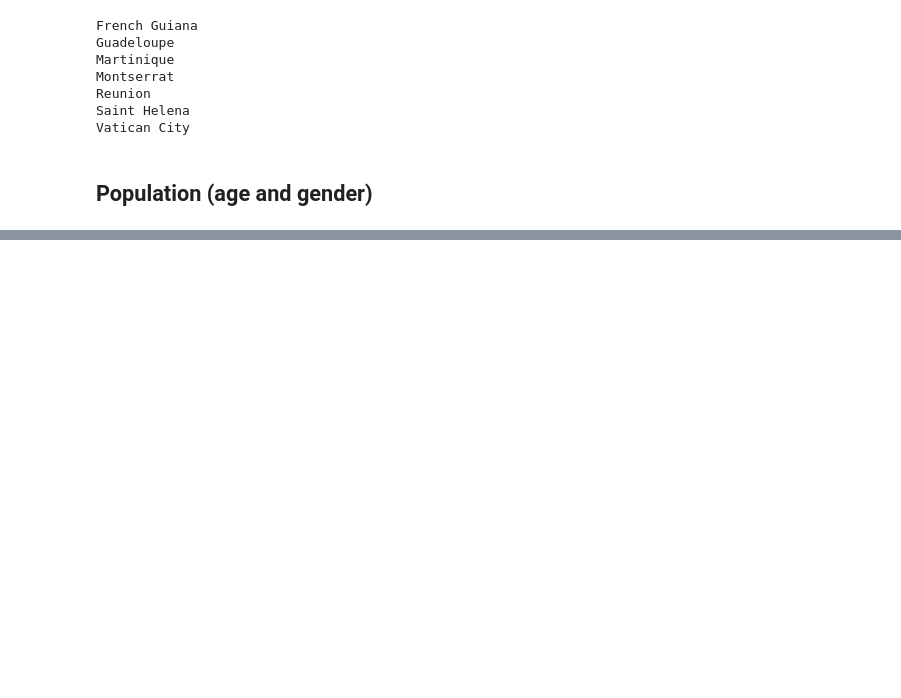
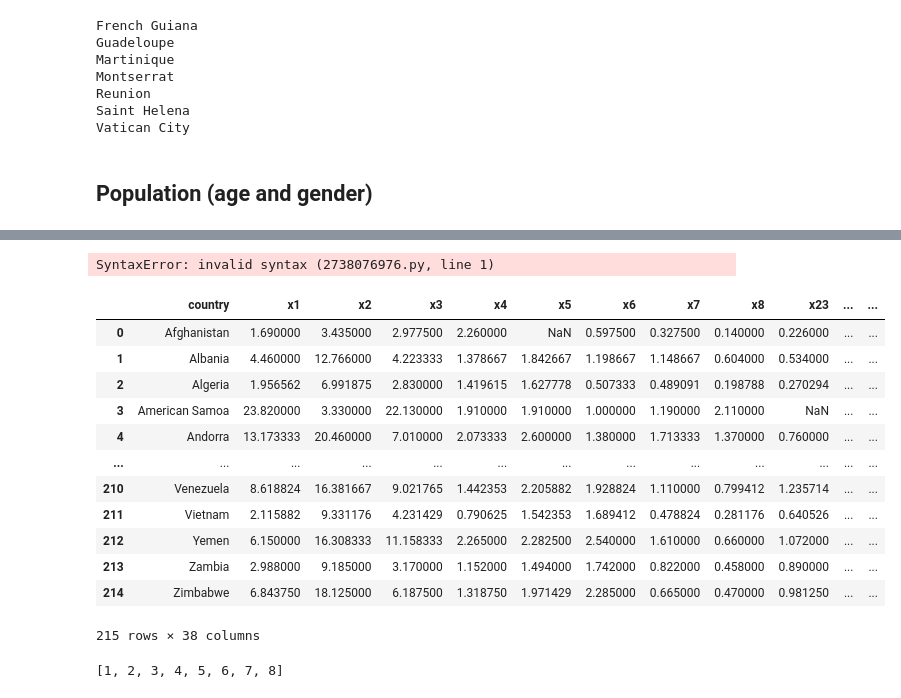
Before and after one commit to Sircarrasco/VAD.PROJETO, a Jupyter notebook: src/tst/merge_datasets.ipynb, the cells around one changed output, grey strips where cells are left out. Saved outputs shown, nothing was run; the diff lists cells and outputs as text; code cells hidden in the pictures; blank space fills up the shorter version.

```diff
--- a/src/tst/merge_datasets.ipynb
+++ b/src/tst/merge_datasets.ipynb
@@ -363,0 +366,4 @@ data.to_csv(os.path.join(data_path, 'dataset_alpha.csv'), index=False)
+# %%
+path = os.path.join('..', 'data', 'dataset_alpha.csv')
+data = pd.read_csv(path)
+data
@@ -363,0 +394,9 @@ data.to_csv(os.path.join(data_path, 'dataset_alpha.csv'), index=False)
+# %%
+# divide the price of bedrooms by 30 due to the months having on average 30 day.
+data["x48"] = data["x48"] / 30.437
+data["x49"] = data["x49"] / 30.437
+
+# divide the meals by 2
+data["x2"] = data["x2"] / 2
+
+data["x38"] = data["x38"] / 30.437
@@ -363,0 +433,10 @@ data.to_csv(os.path.join(data_path, 'dataset_alpha.csv'), index=False)
+# %%
+data.x38
+# %% [output]
+SyntaxError: invalid syntax (2738076976.py, line 1)
+# %%
+data['average_cost_rich'] = 2 * data.x2 + data.x24 + data.x48 + data.x30 + 60 * data.x37 + data.x38 + data.x6 + data.x23
+
+data['average_cost_medium'] = 2 * data.x3 + data.x4 + data.x49 + data.x28 + 30 * data.x37 + data.x38 + data.x6 + data.x23
+
+data['average_cost_lower'] = 2 * data.x1 + data.x49 + data.x8 + 10 * data.x37 + data.x23
@@ -363,0 +445,20 @@ data.to_csv(os.path.join(data_path, 'dataset_alpha.csv'), index=False)
+# %%
+data
+# %% [output]
+|  | country | x1 | x2 | x3 | x4 | x5 | x6 | x7 | x8 | x23 | ... | ... |
+| 0 | Afghanistan | 1.690000 | 3.435000 | 2.977500 | 2.260000 | NaN | 0.597500 | 0.327500 | 0.140000 | 0.226000 | ... | ... |
+| 1 | Albania | 4.460000 | 12.766000 | 4.223333 | 1.378667 | 1.842667 | 1.198667 | 1.148667 | 0.604000 | 0.534000 | ... | ... |
+| 2 | Algeria | 1.956562 | 6.991875 | 2.830000 | 1.419615 | 1.627778 | 0.507333 | 0.489091 | 0.198788 | 0.270294 | ... | ... |
+| 3 | American Samoa | 23.820000 | 3.330000 | 22.130000 | 1.910000 | 1.910000 | 1.000000 | 1.190000 | 2.110000 | NaN | ... | ... |
+| 4 | Andorra | 13.173333 | 20.460000 | 7.010000 | 2.073333 | 2.600000 | 1.380000 | 1.713333 | 1.370000 | 0.760000 | ... | ... |
+| ... | ... | ... | ... | ... | ... | ... | ... | ... | ... | ... | ... | ... |
+| 210 | Venezuela | 8.618824 | 16.381667 | 9.021765 | 1.442353 | 2.205882 | 1.928824 | 1.110000 | 0.799412 | 1.235714 | ... | ... |
+| 211 | Vietnam | 2.115882 | 9.331176 | 4.231429 | 0.790625 | 1.542353 | 1.689412 | 0.478824 | 0.281176 | 0.640526 | ... | ... |
+| 212 | Yemen | 6.150000 | 16.308333 | 11.158333 | 2.265000 | 2.282500 | 2.540000 | 1.610000 | 0.660000 | 1.072000 | ... | ... |
+| 213 | Zambia | 2.988000 | 9.185000 | 3.170000 | 1.152000 | 1.494000 | 1.742000 | 0.822000 | 0.458000 | 0.890000 | ... | ... |
+| 214 | Zimbabwe | 6.843750 | 18.125000 | 6.187500 | 1.318750 | 1.971429 | 2.285000 | 0.665000 | 0.470000 | 0.981250 | ... | ... |
+215 rows × 38 columns
+# %%
+meals
+# %% [output]
+[1, 2, 3, 4, 5, 6, 7, 8]
```
Also changed, not shown: parts of 7 cells of this notebook, 1 other file.
